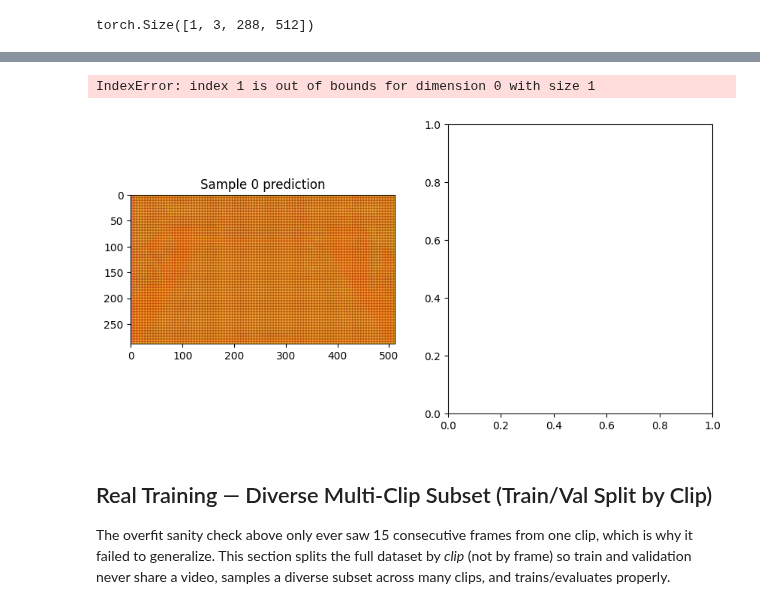
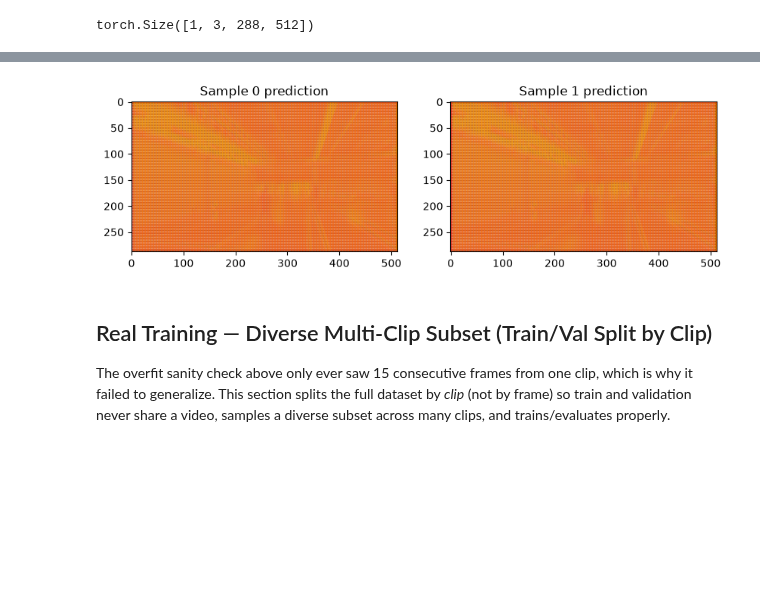
Before and after one commit to Ranvin36/Project-Magnus, a Jupyter notebook: Ball_Detection_Tracking.ipynb, the cells around one changed output, grey strips where cells are left out. Saved outputs shown, nothing was run; the diff lists cells and outputs as text; code cells hidden in the pictures; blank space fills up the shorter version.

```diff
--- a/Ball_Detection_Tracking.ipynb
+++ b/Ball_Detection_Tracking.ipynb
@@ -48,7 +90,7 @@ replace /content/TrackNetV2/TrackNetV2/Amateur/match1/csv/1_00_01_ball.csv? [y]e
 # %% [markdown]
 Inspect Labels
 # %%
-LABEL_DIR = "/content/TrackNetV2/TrackNetV2/Amateur/match1/csv/1_00_01_ball.csv"
+LABEL_DIR = os.path.join(VIDEOS_DIR, "Amateur", "match1", "csv", "1_00_01_ball.csv")
 label = pd.read_csv(LABEL_DIR)
 label.head(20)
 # %% [output]
@@ -324,29 +378,31 @@ class TrackNetV2(nn.Module):
         # ---- Encoder ----
         # Each block split into conv-layers and pool separately,
         # so we can grab the pre-pool output for skip connections.
+        # BatchNorm after every conv (matching the original TrackNetV2 paper)
+        # speeds up and stabilizes convergence when training from scratch.
         self.enc1_conv = nn.Sequential(
-            nn.Conv2d(9, 64, 3, padding=1), nn.ReLU(inplace=True),
-            nn.Conv2d(64, 64, 3, padding=1), nn.ReLU(inplace=True),
+            nn.Conv2d(9, 64, 3, padding=1), nn.BatchNorm2d(64), nn.ReLU(inplace=True),
+            nn.Conv2d(64, 64, 3, padding=1), nn.BatchNorm2d(64), nn.ReLU(inplace=True),
         )
         self.pool1 = nn.MaxPool2d(2, 2)
 
         self.enc2_conv = nn.Sequential(
-            nn.Conv2d(64, 128, 3, padding=1), nn.ReLU(inplace=True),
-            nn.Conv2d(128, 128, 3, padding=1), nn.ReLU(inplace=True),
+            nn.Conv2d(64, 128, 3, padding=1), nn.BatchNorm2d(128), nn.ReLU(inplace=True),
+            nn.Conv2d(128, 128, 3, padding=1), nn.BatchNorm2d(128), nn.ReLU(inplace=True),
         )
         self.pool2 = nn.MaxPool2d(2, 2)
 
         self.enc3_conv = nn.Sequential(
-            nn.Conv2d(128, 256, 3, padding=1), nn.ReLU(inplace=True),
-            nn.Conv2d(256, 256, 3, padding=1), nn.ReLU(inplace=True),
-            nn.Conv2d(256, 256, 3, padding=1), nn.ReLU(inplace=True),
+            nn.Conv2d(128, 256, 3, padding=1), nn.BatchNorm2d(256), nn.ReLU(inplace=True),
+            nn.Conv2d(256, 256, 3, padding=1), nn.BatchNorm2d(256), nn.ReLU(inplace=True),
+            nn.Conv2d(256, 256, 3, padding=1), nn.BatchNorm2d(256), nn.ReLU(inplace=True),
         )
         self.pool3 = nn.MaxPool2d(2, 2)
 
         self.enc4_conv = nn.Sequential(
-            nn.Conv2d(256, 512, 3, padding=1), nn.ReLU(inplace=True),
-            nn.Conv2d(512, 512, 3, padding=1), nn.ReLU(inplace=True),
-            nn.Conv2d(512, 512, 3, padding=1), nn.ReLU(inplace=True),
+            nn.Conv2d(256, 512, 3, padding=1), nn.BatchNorm2d(512), nn.ReLU(inplace=True),
+            nn.Conv2d(512, 512, 3, padding=1), nn.BatchNorm2d(512), nn.ReLU(inplace=True),
+            nn.Conv2d(512, 512, 3, padding=1), nn.BatchNorm2d(512), nn.ReLU(inplace=True),
         )
         self.pool4 = nn.MaxPool2d(2, 2)
 
@@ -354,20 +410,20 @@ class TrackNetV2(nn.Module):
         # dec*_conv in_channels = upsampled channels + concatenated skip channels
         self.up1 = nn.ConvTranspose2d(512, 256, 2, stride=2)
         self.dec1_conv = nn.Sequential(
-            nn.Conv2d(768, 256, 3, padding=1), nn.ReLU(inplace=True),  # 256 (up1) + 512 (e4 skip)
-            nn.Conv2d(256, 256, 3, padding=1), nn.ReLU(inplace=True),
+            nn.Conv2d(768, 256, 3, padding=1), nn.BatchNorm2d(256), nn.ReLU(inplace=True),  # 256 (up1) + 512 (e4 skip)
+            nn.Conv2d(256, 256, 3, padding=1), nn.BatchNorm2d(256), nn.ReLU(inplace=True),
         )
 
         self.up2 = nn.ConvTranspose2d(256, 128, 2, stride=2)
         self.dec2_conv = nn.Sequential(
-            nn.Conv2d(384, 128, 3, padding=1), nn.ReLU(inplace=True),  # 128 (up2) + 256 (e3 skip)
-            nn.Conv2d(128, 128, 3, padding=1), nn.ReLU(inplace=True),
+            nn.Conv2d(384, 128, 3, padding=1), nn.BatchNorm2d(128), nn.ReLU(inplace=True),  # 128 (up2) + 256 (e3 skip)
+            nn.Conv2d(128, 128, 3, padding=1), nn.BatchNorm2d(128), nn.ReLU(inplace=True),
         )
 
         self.up3 = nn.ConvTranspose2d(128, 64, 2, stride=2)
         self.dec3_conv = nn.Sequential(
-            nn.Conv2d(192, 64, 3, padding=1), nn.ReLU(inplace=True),  # 64 (up3) + 128 (e2 skip)
-            nn.Conv2d(64, 64, 3, padding=1), nn.ReLU(inplace=True),
+            nn.Conv2d(192, 64, 3, padding=1), nn.BatchNorm2d(64), nn.ReLU(inplace=True),  # 64 (up3) + 128 (e2 skip)
+            nn.Conv2d(64, 64, 3, padding=1), nn.BatchNorm2d(64), nn.ReLU(inplace=True),
         )
 
         self.up4 = nn.ConvTranspose2d(64, 32, 2, stride=2)
@@ -666,19 +733,20 @@ Probing indices spread across full dataset: [0, 12893, 25786, 38680, 51573, 6446
 # %%
 model.eval()
 with torch.no_grad():
-    logits = model(images)  # your same tiny batch
+    images, targets = next(iter(train_loader))  # fresh batch, not reused from earlier cells
+    images = images.to(DEVICE)
+    logits = model(images)
     preds = torch.sigmoid(logits)
 
 # compare predicted heatmaps for sample 0 vs sample 1 (different ball locations)
 fig, axes = plt.subplots(1, 2, figsize=(10,5))
 axes[0].imshow(preds[0, 1].cpu().numpy(), cmap='hot')
 axes[0].set_title("Sample 0 prediction")
 axes[1].imshow(preds[1, 1].cpu().numpy(), cmap='hot')
 axes[1].set_title("Sample 1 prediction")
 plt.show()
 # %% [output]
-IndexError: index 1 is out of bounds for dimension 0 with size 1
-[figure, old version]
+[figure, new version]
 # %% [markdown]
 ## Real Training — Diverse Multi-Clip Subset (Train/Val Split by Clip)
 
```
Also changed, not shown: parts of 25 cells of this notebook, 4 other files.
